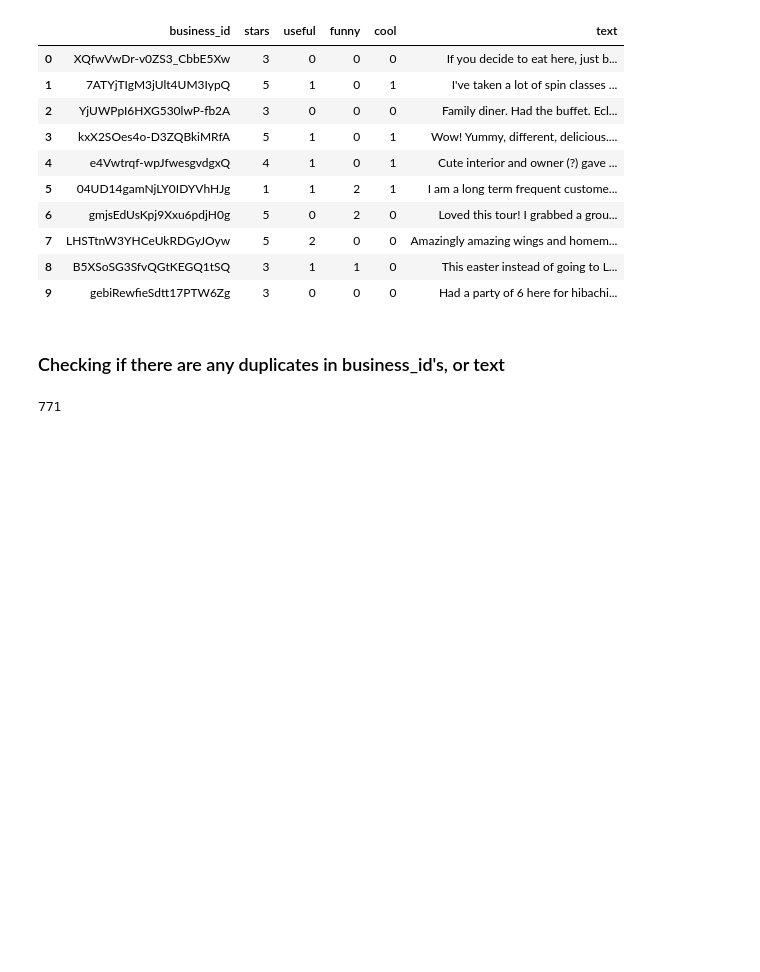
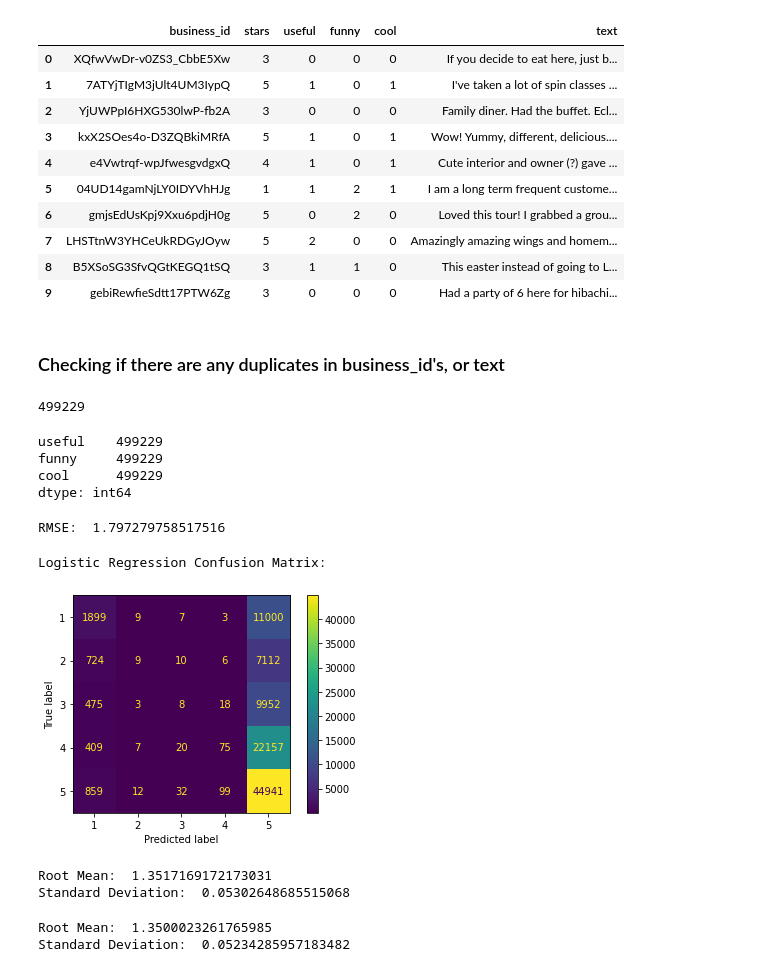
Before and after one commit to lonnagee/4447-Project, a Jupyter notebook: Yelp Reviews testing.ipynb, the cells around one changed output. Cells and saved outputs as stored; diff of their text form; code cells hidden in the pictures; blank space fills up the shorter version.

```diff
--- a/Yelp Reviews testing.ipynb
+++ b/Yelp Reviews testing.ipynb
@@ -43,7 +47,69 @@ reviews_df.head(10)
 # %% [markdown]
 ### Checking if there are any duplicates in business_id's, or text
 # %%
-dups = reviews_df[reviews_df.duplicated(["text"])]
+# Remove duplicate rows
+dups = reviews_df[~reviews_df.duplicated(["text"])]
 len(dups)
 # %% [output]
-771
+499229
+# %%
+feature_df = dups.drop(['stars','text', 'business_id'], axis=1)
+label_df = dups['stars'].copy()
+# %%
+feature_df.count()
+# %% [output]
+useful    499229
+funny     499229
+cool      499229
+dtype: int64
+# %%
+from sklearn.model_selection import train_test_split
+
+x_train, x_test, y_train, y_test = train_test_split(feature_df, label_df, test_size=0.2, random_state=123)
+# %%
+from sklearn.linear_model import LogisticRegression
+from sklearn.metrics import confusion_matrix, ConfusionMatrixDisplay
+from sklearn.metrics import mean_squared_error
+
+lr = LogisticRegression()
+lr.fit(x_train, y_train)
+lr_pred = lr.predict(x_test)
+rmse = np.sqrt(mean_squared_error(y_test, lr_pred))
+print('RMSE: ', rmse)
+# %% [output]
+RMSE:  1.797279758517516
+# %%
+import matplotlib.pyplot as plt
+
+print("Logistic Regression Confusion Matrix:")
+lr_confuse = confusion_matrix(y_test, lr_pred)
+disp = ConfusionMatrixDisplay(confusion_matrix=lr_confuse, display_labels=lr.classes_)
+disp.plot()
+plt.show()
+# %% [output]
+Logistic Regression Confusion Matrix:
+[figure, added]
+# %%
+from sklearn.tree import DecisionTreeRegressor
+from sklearn.model_selection import cross_val_score
+
+tree_model = DecisionTreeRegressor()
+tree_score = cross_val_score(tree_model, feature_df, label_df, cv=5, scoring='neg_mean_squared_error')
+tree_rmse = np.sqrt(-tree_score)
+
+print("Root Mean: ", tree_rmse.mean())
+print("Standard Deviation: ", tree_rmse.std())
+# %% [output]
+Root Mean:  1.3517169172173031
+Standard Deviation:  0.05302648685515068
+# %%
+from sklearn.ensemble import RandomForestRegressor
+rf_model = RandomForestRegressor()
+rf_scores = cross_val_score(rf_model, feature_df, label_df, cv=5, scoring='neg_mean_squared_error')
+rf_rmse = np.sqrt(-rf_scores)
+
+print("Root Mean: ", rf_rmse.mean())
+print("Standard Deviation: ", rf_rmse.std())
+# %% [output]
+Root Mean:  1.3500023261765985
+Standard Deviation:  0.05234285957183482
```
Also changed, not shown: parts of 9 cells of this notebook.
